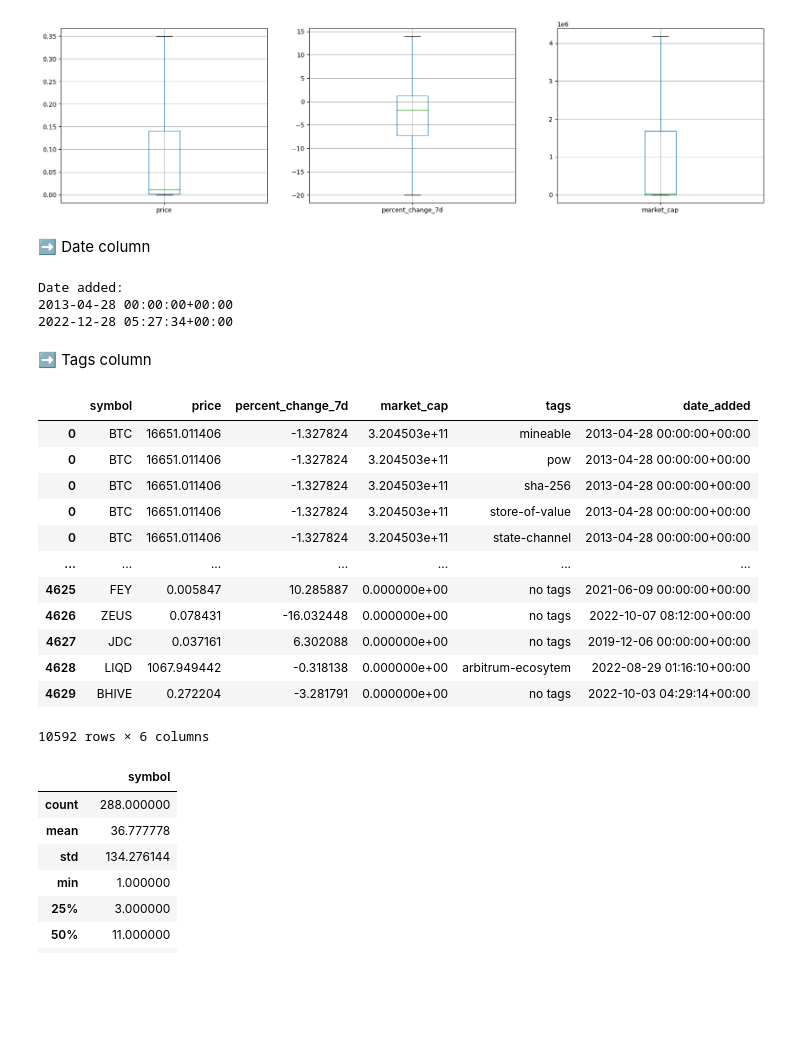
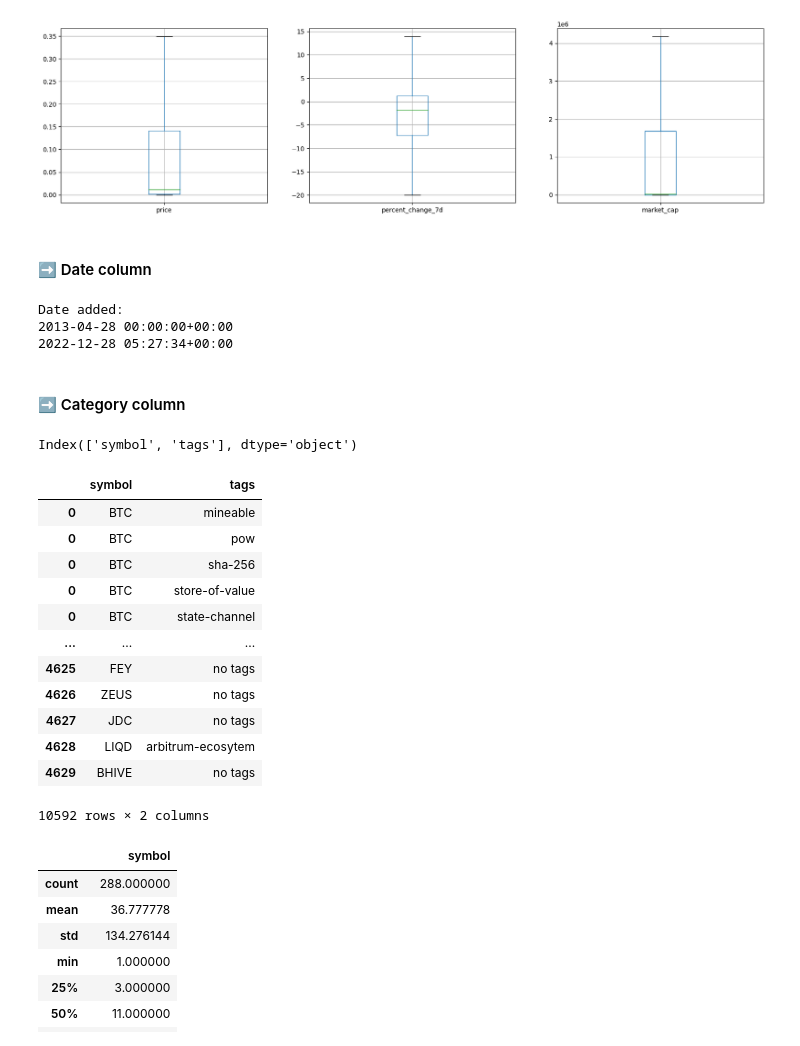
Before and after one commit to nhatruong1009/CryptoPrediction, a Jupyter notebook: src/explore/Q_Data_Exploration.ipynb, the cells around one changed output. Drawn from its saved outputs; the diff is of its cells as text; code cells hidden in the pictures; blank space fills up the shorter version.

```diff
--- a/src/explore/Q_Data_Exploration.ipynb
+++ b/src/explore/Q_Data_Exploration.ipynb
@@ -310,7 +298,7 @@ symbols.boxplot(column=numeric_columns[2], showfliers=False, ax=axes2[2])
 <AxesSubplot:>
 [figure]
 # %% [markdown]
-<p style="margin-left:2rem">➡️ Date column</p>
+#### ➡️ Date column
 # %%
 print("Date added: ")
 print(symbols["date_added"].min())
@@ -319,27 +307,32 @@ print(symbols["date_added"].max())
 Date added:
 2013-04-28 00:00:00+00:00
 2022-12-28 05:27:34+00:00
-# %% [markdown]
-<p style="margin-left:2rem">➡️ Tags column</p>
+# %% [markdown]
+#### ➡️ Category column
+# %%
+category_columns = symbols.select_dtypes(include=['object']).columns
+category_columns
+# %% [output]
+Index(['symbol', 'tags'], dtype='object')
 # %%
 symbols_cp = symbols.copy()
 symbols_cp["tags"] = symbols_cp["tags"].apply(lambda x: str(x).split(","))
 symbols_with_tags_df = symbols_cp.explode("tags")
-symbols_with_tags_df
+symbols_with_tags_df[["symbol","tags"]]
 # %% [output]
-|  | symbol | price | percent_change_7d | market_cap | tags | date_added |
-| 0 | BTC | 16651.011406 | -1.327824 | 3.204503e+11 | mineable | 2013-04-28 00:00:00+00:00 |
-| 0 | BTC | 16651.011406 | -1.327824 | 3.204503e+11 | pow | 2013-04-28 00:00:00+00:00 |
-| 0 | BTC | 16651.011406 | -1.327824 | 3.204503e+11 | sha-256 | 2013-04-28 00:00:00+00:00 |
-| 0 | BTC | 16651.011406 | -1.327824 | 3.204503e+11 | store-of-value | 2013-04-28 00:00:00+00:00 |
-| 0 | BTC | 16651.011406 | -1.327824 | 3.204503e+11 | state-channel | 2013-04-28 00:00:00+00:00 |
-| ... | ... | ... | ... | ... | ... | ... |
-| 4625 | FEY | 0.005847 | 10.285887 | 0.000000e+00 | no tags | 2021-06-09 00:00:00+00:00 |
-| 4626 | ZEUS | 0.078431 | -16.032448 | 0.000000e+00 | no tags | 2022-10-07 08:12:00+00:00 |
-| 4627 | JDC | 0.037161 | 6.302088 | 0.000000e+00 | no tags | 2019-12-06 00:00:00+00:00 |
-| 4628 | LIQD | 1067.949442 | -0.318138 | 0.000000e+00 | arbitrum-ecosytem | 2022-08-29 01:16:10+00:00 |
-| 4629 | BHIVE | 0.272204 | -3.281791 | 0.000000e+00 | no tags | 2022-10-03 04:29:14+00:00 |
+|  | symbol | tags |
+| 0 | BTC | mineable |
+| 0 | BTC | pow |
+| 0 | BTC | sha-256 |
+| 0 | BTC | store-of-value |
+| 0 | BTC | state-channel |
+| ... | ... | ... |
+| 4625 | FEY | no tags |
+| 4626 | ZEUS | no tags |
+| 4627 | JDC | no tags |
+| 4628 | LIQD | arbitrum-ecosytem |
+| 4629 | BHIVE | no tags |
-10592 rows × 6 columns
+10592 rows × 2 columns
 # %%
 grouped_tags = symbols_with_tags_df.groupby("tags").count()[["symbol"]]
 grouped_tags.describe()
```
Also changed, not shown: parts of 24 cells of this notebook.
